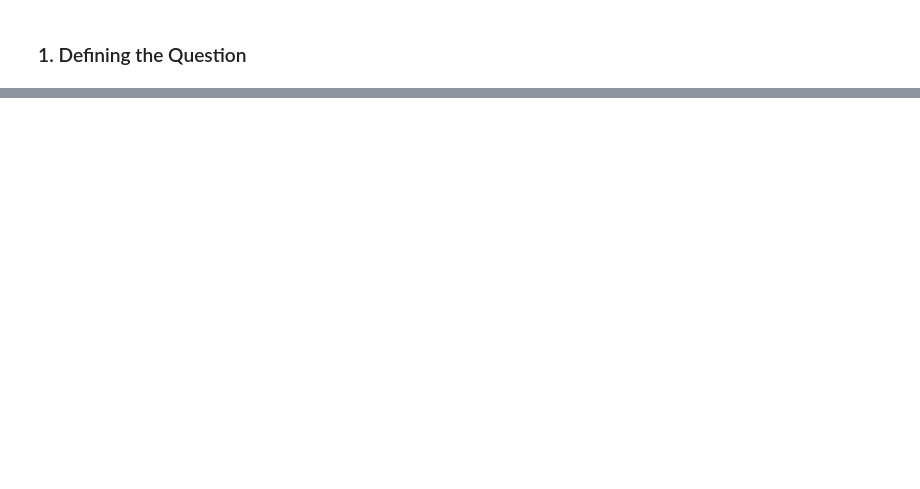
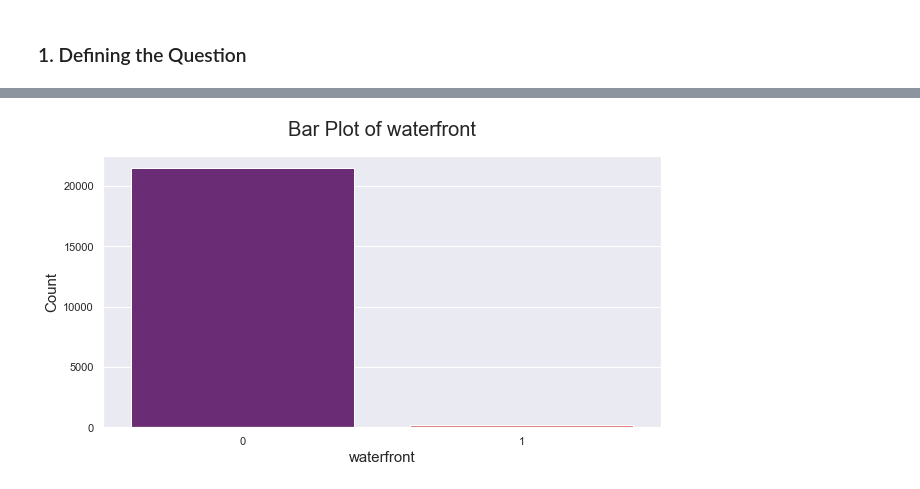
Before and after one commit to stogaja/Python-ML-Projects, a Jupyter notebook: Regression with Hass Consulting Company/app.ipynb, the cells around one changed output, grey strips where cells are left out. Saved outputs shown, nothing was run; the diff lists cells and outputs as text; code cells hidden in the pictures; blank space fills up the shorter version.

```diff
--- a/Regression with Hass Consulting Company/app.ipynb
+++ b/Regression with Hass Consulting Company/app.ipynb
@@ -36,0 +393,5 @@
+# %%
+# count plot for waterfront
+Categorical_Plots('waterfront', house_data)
+# %% [output]
+[figure, added]
```
Also changed, not shown: parts of 69 cells of this notebook, 1 other file.
